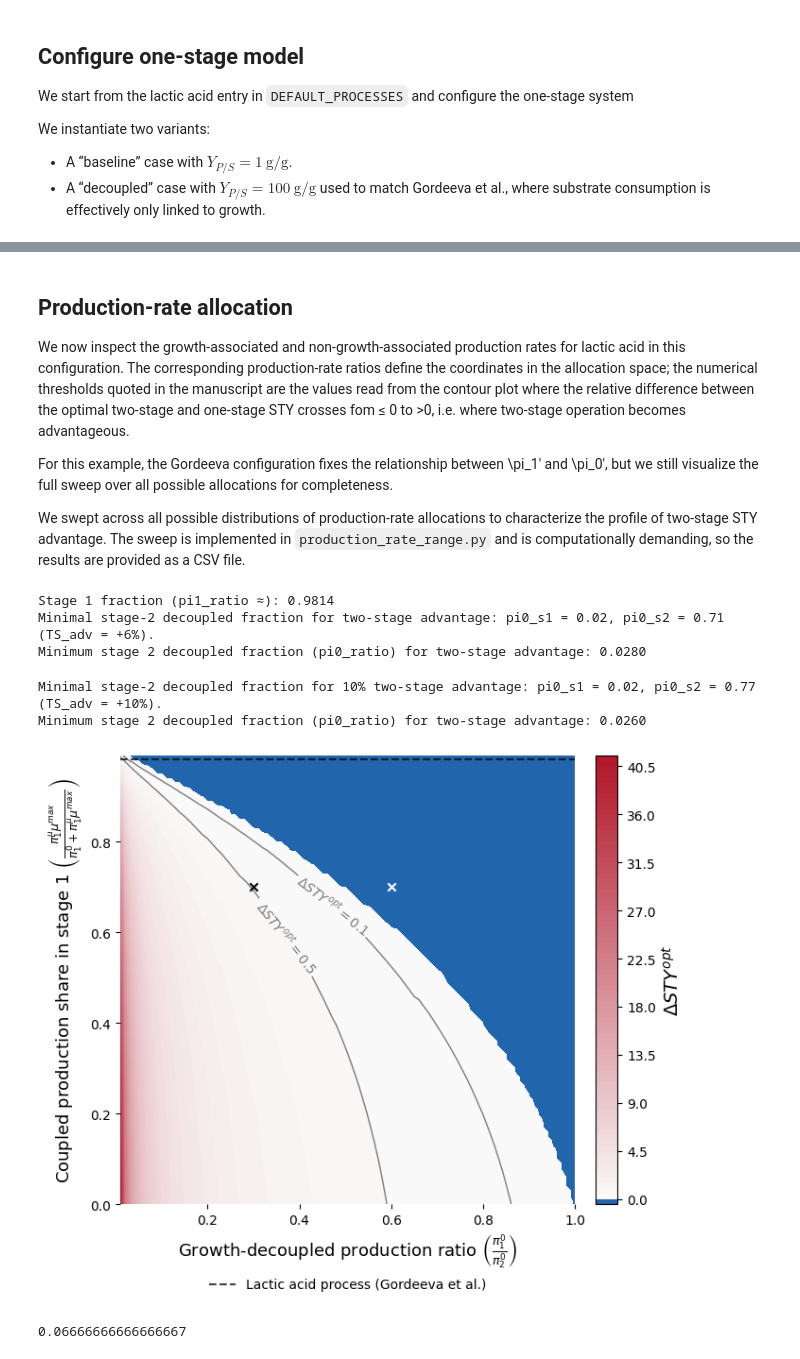
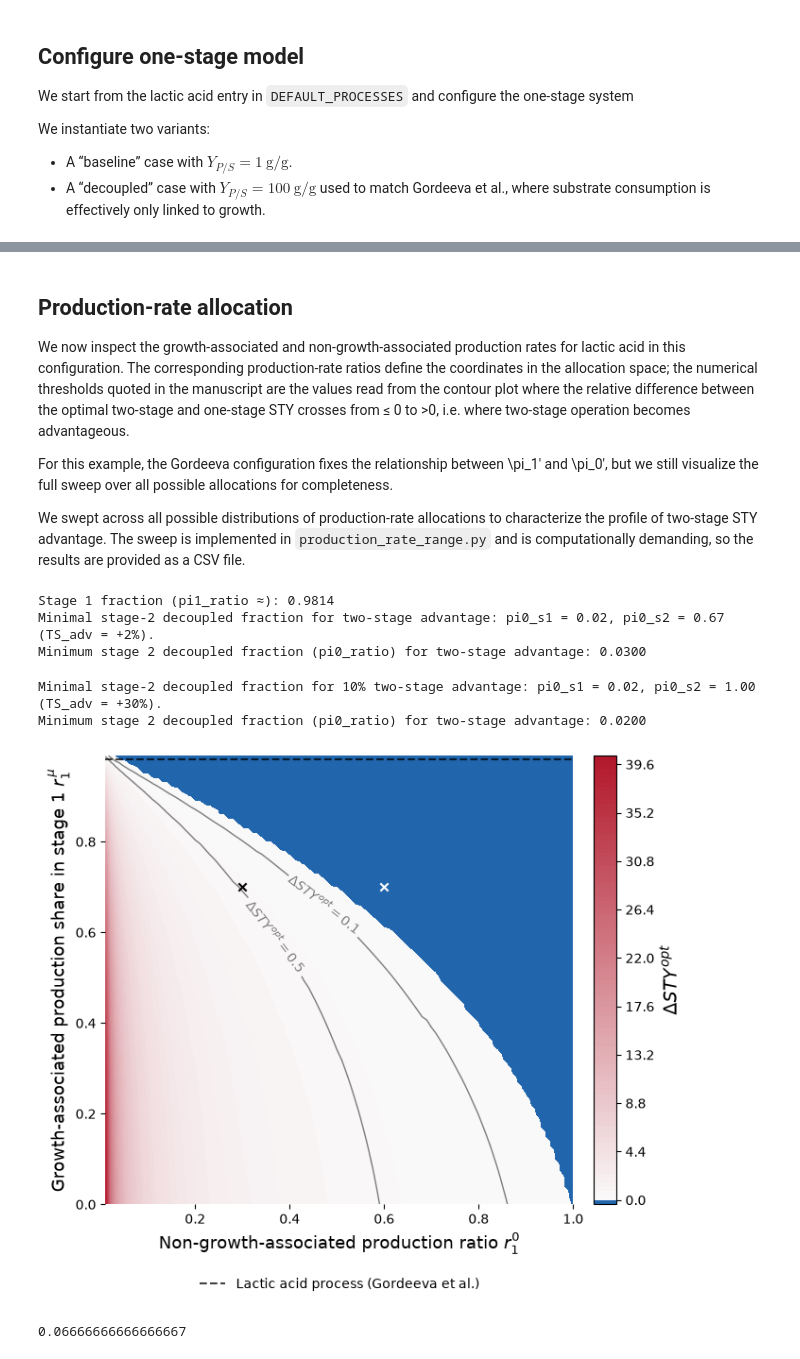
Before and after one commit to acgraf/ContiDesigner, a Jupyter notebook: case_studies/lactic-acid/lactic_acid.ipynb, the cells around one changed output, grey strips where cells are left out. Drawn from its saved outputs; the diff is of its cells as text; code cells hidden in the pictures.

```diff
--- a/case_studies/lactic-acid/lactic_acid.ipynb
+++ b/case_studies/lactic-acid/lactic_acid.ipynb
@@ -64,27 +65,27 @@ def setup_os_variant(params, Yps):
     solver : ContiSolver
     plotter : ContiPlotter
     """
-    params_ = params.copy()
+    params_ = copy.deepcopy(params)
     params_["Yps_1"] = Yps
     model = ContiModel(params_)
     solver = ContiSolver(model)
     plotter = ContiPlotter(model, solver)
     return model, solver, plotter
 
-# Core parameter set matching Gordeeva et al.
-# All parameters are directly taken from the paper, no fitting necessary
-params = DEFAULT_PROCESSES["LA"]
 
-# Use D_os=0.1 only for effective substrate feed calculation
-# This deliberate simplification for D-sweeps reproduces Gordeeva curves accurately.
+params = copy.deepcopy(
+    DEFAULT_PROCESSES["LA"]
+)  # S_F = 60 g/L, M0 = 0: one- vs. two-stage comparison (Fig. 4)
+
+# Benchmark against Gordeeva et al. (Fig. A.7): effective feed incl. precursor, evaluated at D = 0.1 1/h
 D_os = 0.1  # 1/h
-params["sf1"] = float(effective_substrate_feed(D_os))
+params_bench = copy.deepcopy(params)
+params_bench["sf1"] = float(effective_substrate_feed(D_os))  # 65.19 g/L
 
-# Base variant: Yps_1 = 1 g/g
-model_os_base, solver_os_base, plotter_os_base = setup_os_variant(params, Yps=1)
-
-# Decoupled variant: Yps_1 = 100 g/g (decoupled substrate usage for product)
-model_os_decoupled, solver_os_decoupled, plotter_os_decoupled = setup_os_variant(params, Yps=100)
+model_os_base, solver_os_base, plotter_os_base = setup_os_variant(params_bench, Yps=1)
+model_os_decoupled, solver_os_decoupled, plotter_os_decoupled = setup_os_variant(
+    params_bench, Yps=100
+)
 # %%
 def load_gordeeva_curves(P_path="P.tsv", X_path="X.tsv", STY_path="STY.tsv"):
     """
@@ -243,7 +253,7 @@ fig_combined.show()
 ## Production-rate allocation
 
 
-We now inspect the growth-associated and non-growth-associated production rates for lactic acid in this configuration. The corresponding production-rate ratios define the coordinates in the allocation space; the numerical thresholds quoted in the manuscript are the values read from the contour plot where the relative difference between the optimal two-stage and one-stage STY crosses fom ≤ 0 to >0, i.e. where two-stage operation becomes advantageous.
+We now inspect the growth-associated and non-growth-associated production rates for lactic acid in this configuration. The corresponding production-rate ratios define the coordinates in the allocation space; the numerical thresholds quoted in the manuscript are the values read from the contour plot where the relative difference between the optimal two-stage and one-stage STY crosses from ≤ 0 to >0, i.e. where two-stage operation becomes advantageous.
 
 
 For this example, the Gordeeva configuration fixes the relationship between \pi_1' and \pi_0', but we still visualize the full sweep over all possible allocations for completeness.
@@ -276,7 +286,6 @@ pi1_ratio_slice = df_LA[
     ].copy()
 
 threshold_mask = pi1_ratio_slice["TS_adv"] > 0
-threshold_mask
 
 if threshold_mask.any():
     min_stage2_ratio = pi1_ratio_slice.loc[threshold_mask, "pi0_ratio"].max()
@@ -293,12 +302,11 @@ else:
 print(f"Minimum stage 2 decoupled fraction (pi0_ratio) for two-stage advantage: {min_stage2_ratio:.4f}")
 # %% [output]
 Stage 1 fraction (pi1_ratio ≈): 0.9814
-Minimal stage-2 decoupled fraction for two-stage advantage: pi0_s1 = 0.02, pi0_s2 = 0.71 (TS_adv = +6%).
-Minimum stage 2 decoupled fraction (pi0_ratio) for two-stage advantage: 0.0280
+Minimal stage-2 decoupled fraction for two-stage advantage: pi0_s1 = 0.02, pi0_s2 = 0.67 (TS_adv = +2%).
+Minimum stage 2 decoupled fraction (pi0_ratio) for two-stage advantage: 0.0300
 # %%
 # find pi0s2 where LA can be 10 % better
 threshold_mask = pi1_ratio_slice["TS_adv"] > 0.1
-threshold_mask
 
 if threshold_mask.any():
     min_stage2_ratio = pi1_ratio_slice.loc[threshold_mask, "pi0_ratio"].max()
@@ -314,8 +322,8 @@ else:
 
 print(f"Minimum stage 2 decoupled fraction (pi0_ratio) for two-stage advantage: {min_stage2_ratio:.4f}")
 # %% [output]
-Minimal stage-2 decoupled fraction for 10% two-stage advantage: pi0_s1 = 0.02, pi0_s2 = 0.77 (TS_adv = +10%).
-Minimum stage 2 decoupled fraction (pi0_ratio) for two-stage advantage: 0.0260
+Minimal stage-2 decoupled fraction for 10% two-stage advantage: pi0_s1 = 0.02, pi0_s2 = 1.00 (TS_adv = +30%).
+Minimum stage 2 decoupled fraction (pi0_ratio) for two-stage advantage: 0.0200
 # %%
 pivot = df.pivot_table(
     index='pi1_ratio',
@@ -545,36 +553,36 @@ x_os_better, y_os_better = 0.6, 0.7
 x_ts_better, y_ts_better = 0.3, 0.7
 pi1ratio_plot = 0.7
 ax.scatter([x_os_better],[y_os_better], marker="x", color="white")
 ax.scatter([x_ts_better], [y_ts_better], marker="x", color="black")
 
 ax.set_xlabel(
-    r"Growth-decoupled production ratio $\left(\frac{\pi^0_1}{\pi^0_2}\right)$",
+    r"Non-growth-associated production ratio $r_1^0$",
     fontsize=13,
 )
 ax.set_ylabel(
-    r"Coupled production share in stage 1 $\left(\frac{\pi^\mu_1 \mu^{max}}{\pi^0_1+\pi^\mu_1\mu^{max}}\right)$",
+    r"Growth-associated production share in stage 1 $r_1^{\,\mu}$",
     fontsize=13,
 )
 
 
 ax.grid(False)
 
 for spine in ax.spines.values():
     spine.set_visible(False)
 
 cbar = plt.colorbar(cf, ax=ax, fraction=0.046, pad=0.04)
 cbar.set_label(r"$\Delta STY^{opt}$", fontsize=14)
 
 ax.legend(
     loc="lower center",
     bbox_to_anchor=(0.5, -0.22),
     ncol=2,
     frameon=False
 )
 
 plt.tight_layout()
 # %% [output]
-[figure, old version]
+[figure, new version]
 # %%
 def calc_pi1_s1(params, pi0_s1, pi1_ratio):
     return pi1_ratio/(1 - pi1_ratio) * pi0_s1/params["mu_max"]
```
Also changed, not shown: parts of 7 cells of this notebook, 51 other files.
